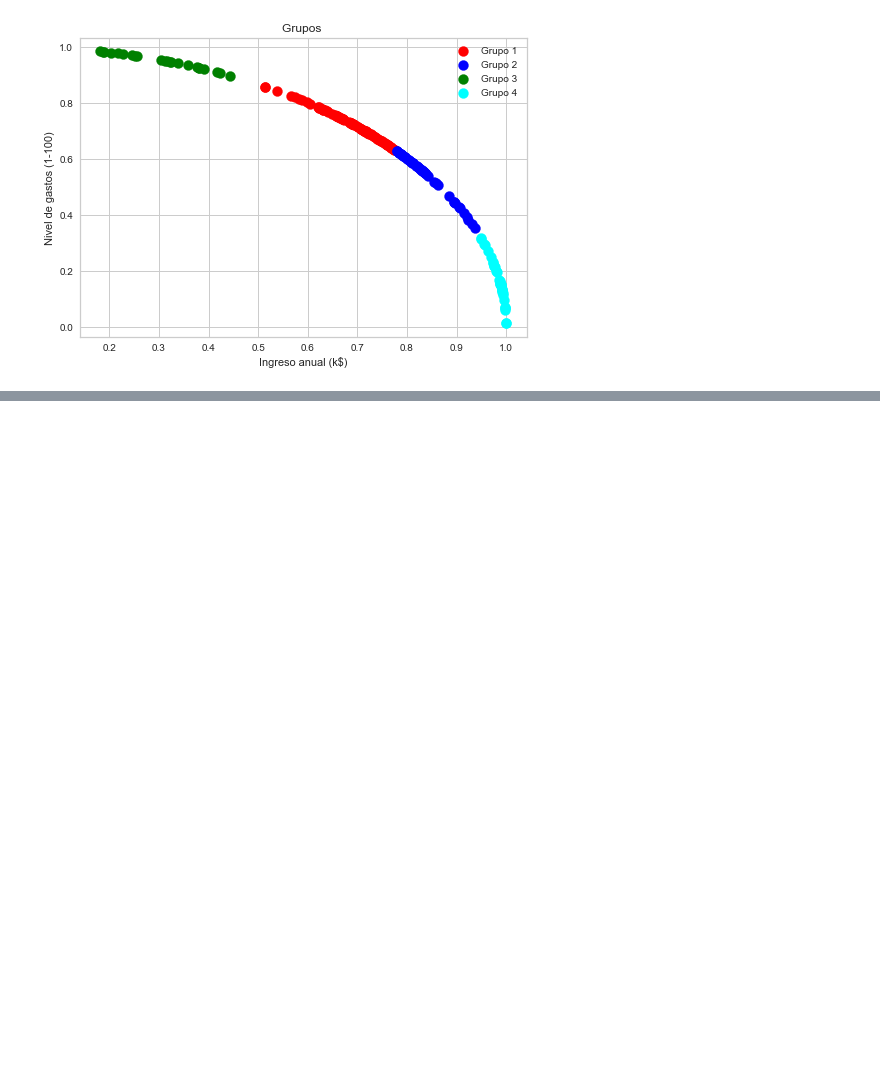
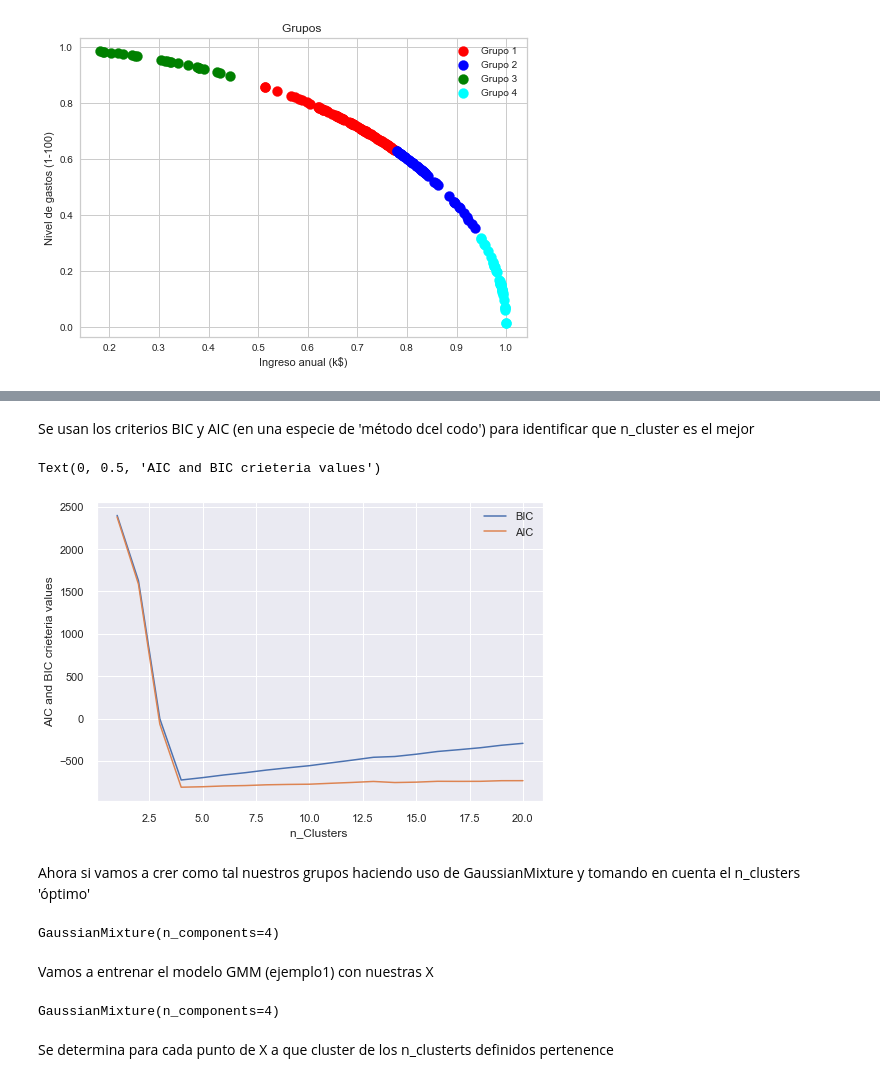
Before and after one commit to Sergio-Ibarra-1795/Diplomado_UNAM_DC_Full_gitHub, a Jupyter notebook: Modulo7_Aprendizaje_NO_supervisado/Moduo7_Ejercicio1.ipynb, the cells around one changed output, grey strips where cells are left out. Drawn from its saved outputs; the diff is of its cells as text; code cells hidden in the pictures; blank space fills up the shorter version.

```diff
--- a/Modulo7_Aprendizaje_NO_supervisado/Moduo7_Ejercicio1.ipynb
+++ b/Modulo7_Aprendizaje_NO_supervisado/Moduo7_Ejercicio1.ipynb
@@ -480,0 +514,5 @@ plt.show()
+# %%
+from pandas.core.common import random_state
+n_clusters_GaussianMixture = np.arange(1,21)
+models_GaussianMixture = [GaussianMixture (n,covariance_type='full', random_state=0).fit(X) for n in n_clusters]
+models_GaussianMixture
@@ -480,0 +540,27 @@ plt.show()
+# %% [markdown]
+Se usan los criterios BIC y AIC (en una especie de 'método dcel codo') para identificar que n_cluster es el mejor
+# %%
+plt.plot(n_clusters_GaussianMixture,[m.bic(X) for m in models_GaussianMixture], label='BIC')
+plt.plot(n_clusters_GaussianMixture,[m.aic(X) for m in models_GaussianMixture], label='AIC')
+plt.legend(loc='best')
+plt.xlabel('n_Clusters ')
+plt.ylabel('AIC and BIC crieteria values')
+# %% [output]
+Text(0, 0.5, 'AIC and BIC crieteria values')
+[figure, added]
+# %% [markdown]
+Ahora si vamos a crer como tal nuestros grupos haciendo uso de GaussianMixture y tomando en cuenta el n_clusters 'óptimo'
+# %%
+## Se crea el objeto que guarda el modelo con un número determinado de clusters
+gmm_ejemplo1 = GaussianMixture(n_components=4)
+gmm_ejemplo1
+# %% [output]
+GaussianMixture(n_components=4)
+# %% [markdown]
+Vamos a entrenar el modelo GMM (ejemplo1) con nuestras X
+# %%
+gmm_ejemplo1.fit(X)
+# %% [output]
+GaussianMixture(n_components=4)
+# %% [markdown]
+Se determina para cada punto de X a que cluster de los n_clusterts definidos pertenence
```
Also changed, not shown: parts of 25 cells of this notebook, 2 other files.
